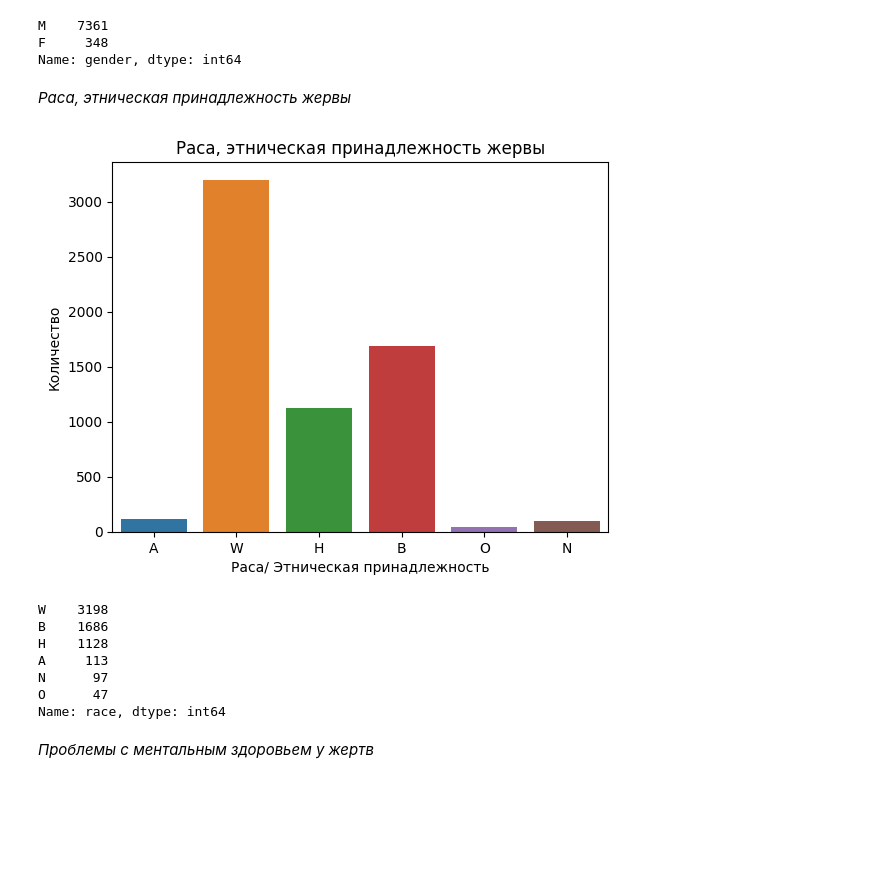
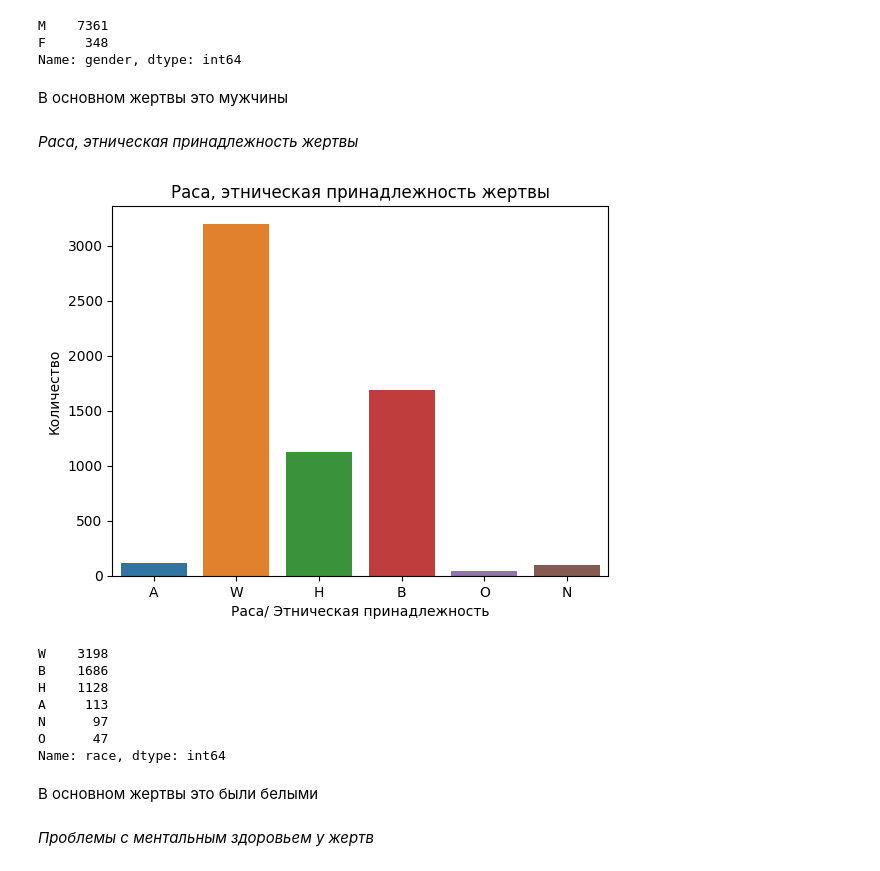
Before and after one commit to AiLoveX/M_learning2023, a Jupyter notebook: 👮‍♂️US_Police_Shootings_from_2015_Sep_2022.ipynb, the cells around one changed output. Cells and saved outputs as stored; diff of their text form; code cells hidden in the pictures; blank space fills up the shorter version.

```diff
--- a/👮‍♂️US_Police_Shootings_from_2015_Sep_2022.ipynb
+++ b/👮‍♂️US_Police_Shootings_from_2015_Sep_2022.ipynb
@@ -162,17 +168,19 @@ data.gender.value_counts()
 M    7361
 F     348
 Name: gender, dtype: int64
+# %% [markdown]
+В основном жертвы это мужчины
 # %% [markdown]
-*Раса, этническая принадлежность жервы*
+*Раса, этническая принадлежность жертвы*
 # %%
 sns.countplot(data=data,x='race')
-plt.title("Раса, этническая принадлежность жервы")
+plt.title("Раса, этническая принадлежность жертвы")
 plt.xlabel('Раса/ Этническая принадлежность')
 plt.ylabel('Количество')
 plt.show()
 data.race.value_counts()
 # %% [output]
-[figure, old version]
+[figure, new version]
 W    3198
 B    1686
 H    1128
@@ -180,6 +188,8 @@ A     113
 N      97
 O      47
 Name: race, dtype: int64
+# %% [markdown]
+В основном жертвы это были белыми
 # %% [markdown]
 *Проблемы с ментальным здоровьем у жертв*
 # %%
```
Also changed, not shown: parts of 33 cells of this notebook.
